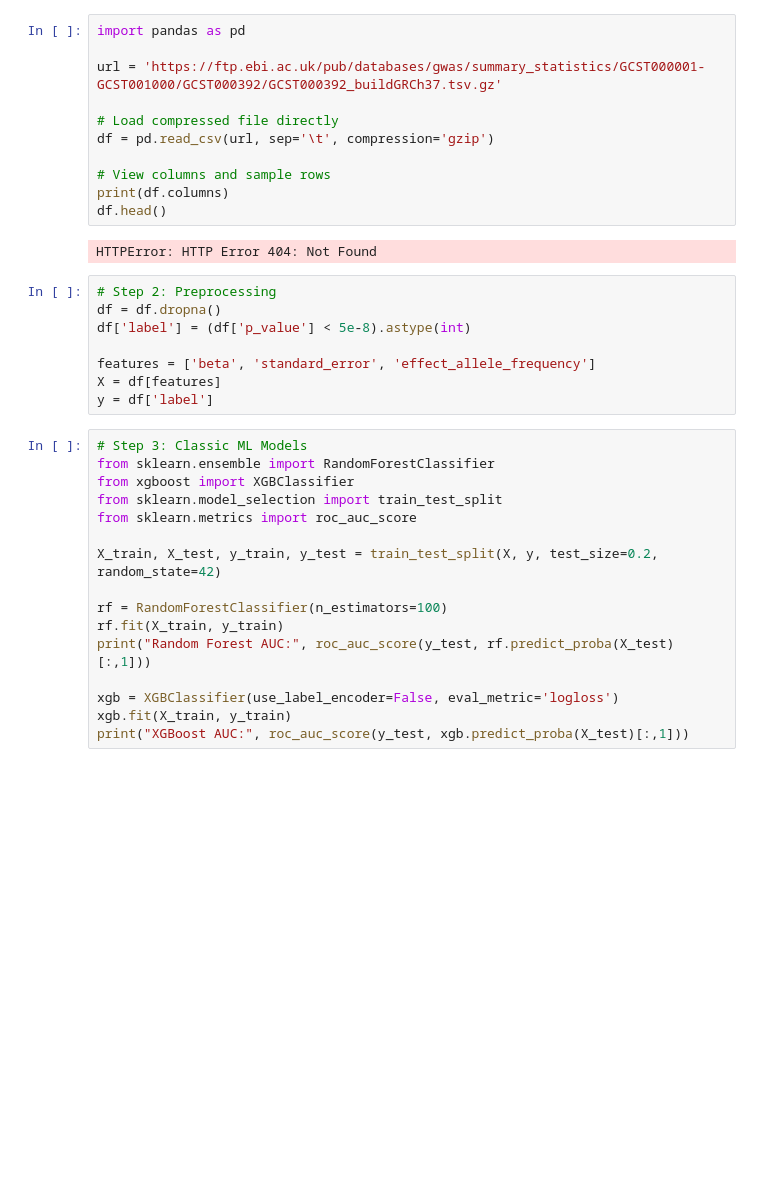
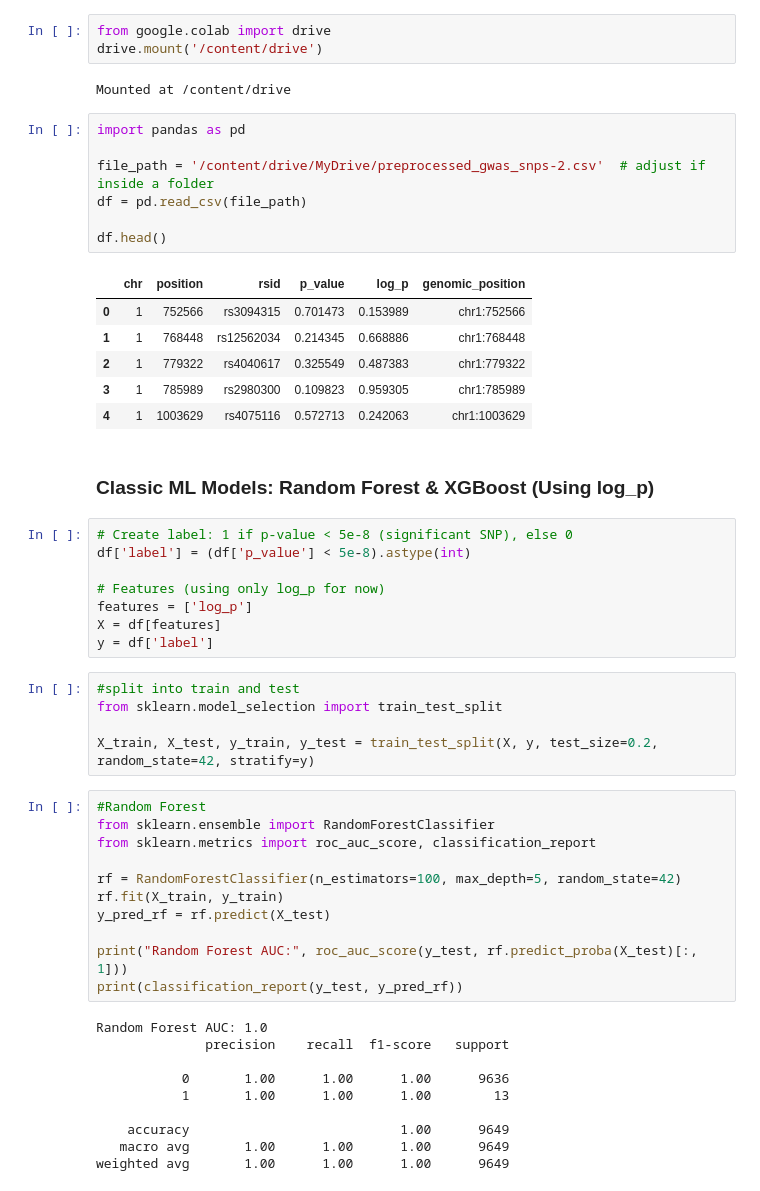
Before and after one commit to umeshasewwandi39/project-01, a Jupyter notebook: GWAS_SNP.ipynb, the cells around one changed output. Saved outputs shown, nothing was run; the diff lists cells and outputs as text; blank space fills up the shorter version.

```diff
--- a/GWAS_SNP.ipynb
+++ b/GWAS_SNP.ipynb
@@ -1,39 +1,57 @@
 # %% [markdown]
 <a href="https://colab.research.google.com/github/umeshasewwandi39/project-01/blob/main/GWAS_SNP.ipynb" target="_parent"><img src="https://colab.research.google.com/assets/colab-badge.svg" alt="Open In Colab"/></a>
-# %%
-import pandas as pd
-
-url = 'https://ftp.ebi.ac.uk/pub/databases/gwas/summary_statistics/GCST000001-GCST001000/GCST000392/GCST000392_buildGRCh37.tsv.gz'
-
-# Load compressed file directly
-df = pd.read_csv(url, sep='\t', compression='gzip')
-
-# View columns and sample rows
-print(df.columns)
-df.head()
-# %% [output]
-HTTPError: HTTP Error 404: Not Found
+# %%
+from google.colab import drive
+drive.mount('/content/drive')
+# %% [output]
+Mounted at /content/drive
+# %%
+import pandas as pd
+
+file_path = '/content/drive/MyDrive/preprocessed_gwas_snps-2.csv'  # adjust if inside a folder
+df = pd.read_csv(file_path)
+
+df.head()
+# %% [output]
+|  | chr | position | rsid | p_value | log_p | genomic_position |
+| 0 | 1 | 752566 | rs3094315 | 0.701473 | 0.153989 | chr1:752566 |
+| 1 | 1 | 768448 | rs12562034 | 0.214345 | 0.668886 | chr1:768448 |
+| 2 | 1 | 779322 | rs4040617 | 0.325549 | 0.487383 | chr1:779322 |
+| 3 | 1 | 785989 | rs2980300 | 0.109823 | 0.959305 | chr1:785989 |
+| 4 | 1 | 1003629 | rs4075116 | 0.572713 | 0.242063 | chr1:1003629 |
+# %% [markdown]
+### Classic ML Models: Random Forest & XGBoost (Using log_p)
 # %%
-# Step 2: Preprocessing
-df = df.dropna()
+# Create label: 1 if p-value < 5e-8 (significant SNP), else 0
 df['label'] = (df['p_value'] < 5e-8).astype(int)
 
-features = ['beta', 'standard_error', 'effect_allele_frequency']
+# Features (using only log_p for now)
+features = ['log_p']
 X = df[features]
 y = df['label']
+# %%
+#split into train and test
+from sklearn.model_selection import train_test_split
+
+X_train, X_test, y_train, y_test = train_test_split(X, y, test_size=0.2, random_state=42, stratify=y)
 # %%
-# Step 3: Classic ML Models
+#Random Forest
 from sklearn.ensemble import RandomForestClassifier
-from xgboost import XGBClassifier
-from sklearn.model_selection import train_test_split
-from sklearn.metrics import roc_auc_score
+from sklearn.metrics import roc_auc_score, classification_report
 
-X_train, X_test, y_train, y_test = train_test_split(X, y, test_size=0.2, random_state=42)
+rf = RandomForestClassifier(n_estimators=100, max_depth=5, random_state=42)
+rf.fit(X_train, y_train)
+y_pred_rf = rf.predict(X_test)
 
-rf = RandomForestClassifier(n_estimators=100)
-rf.fit(X_train, y_train)
-print("Random Forest AUC:", roc_auc_score(y_test, rf.predict_proba(X_test)[:,1]))
-
-xgb = XGBClassifier(use_label_encoder=False, eval_metric='logloss')
-xgb.fit(X_train, y_train)
-print("XGBoost AUC:", roc_auc_score(y_test, xgb.predict_proba(X_test)[:,1]))
+print("Random Forest AUC:", roc_auc_score(y_test, rf.predict_proba(X_test)[:, 1]))
+print(classification_report(y_test, y_pred_rf))
+# %% [output]
+Random Forest AUC: 1.0
+              precision    recall  f1-score   support
+
+           0       1.00      1.00      1.00      9636
+           1       1.00      1.00      1.00        13
+
+    accuracy                           1.00      9649
+   macro avg       1.00      1.00      1.00      9649
+weighted avg       1.00      1.00      1.00      9649
```
Also changed, not shown: parts of 4 cells of this notebook.
